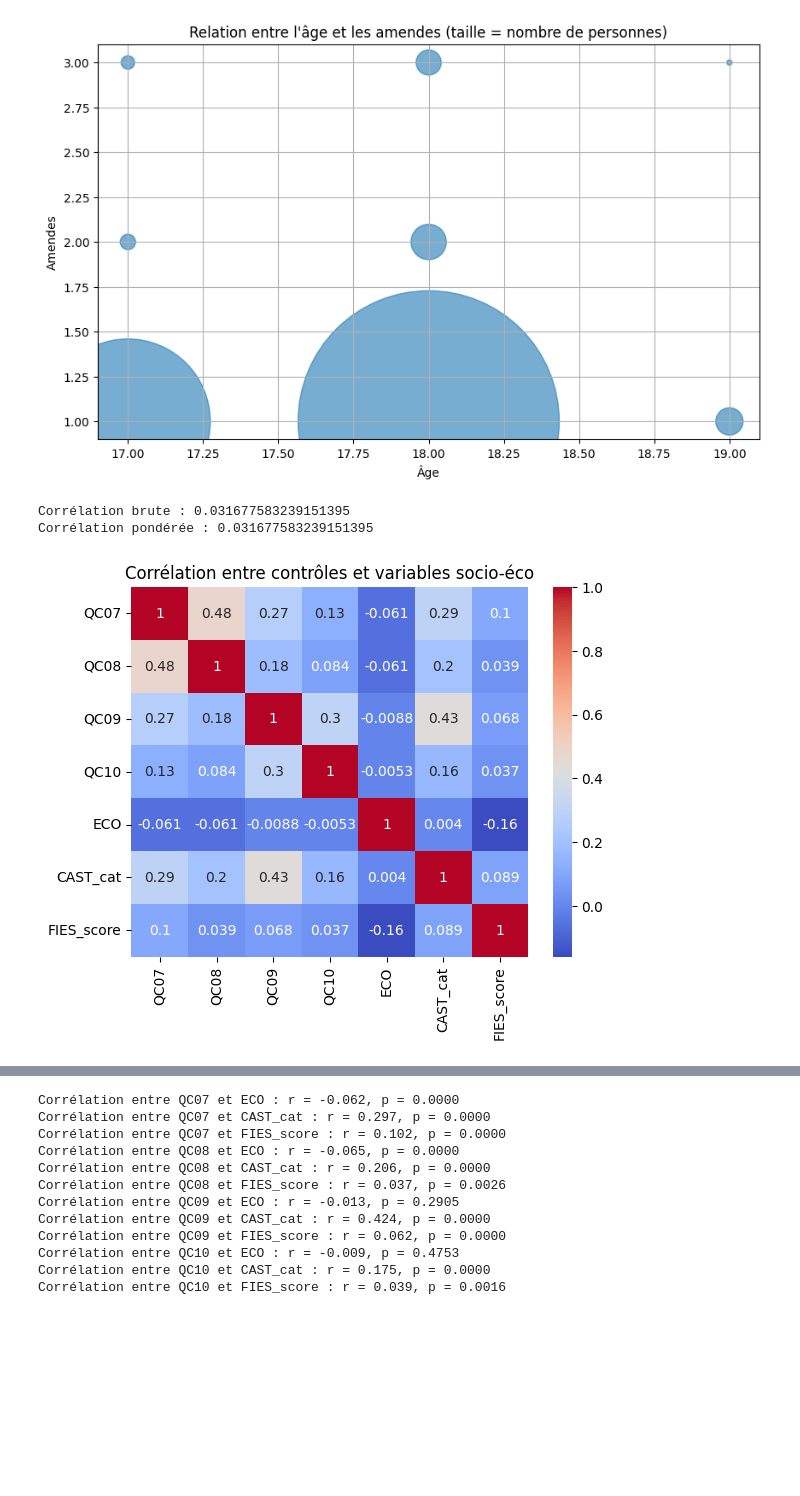
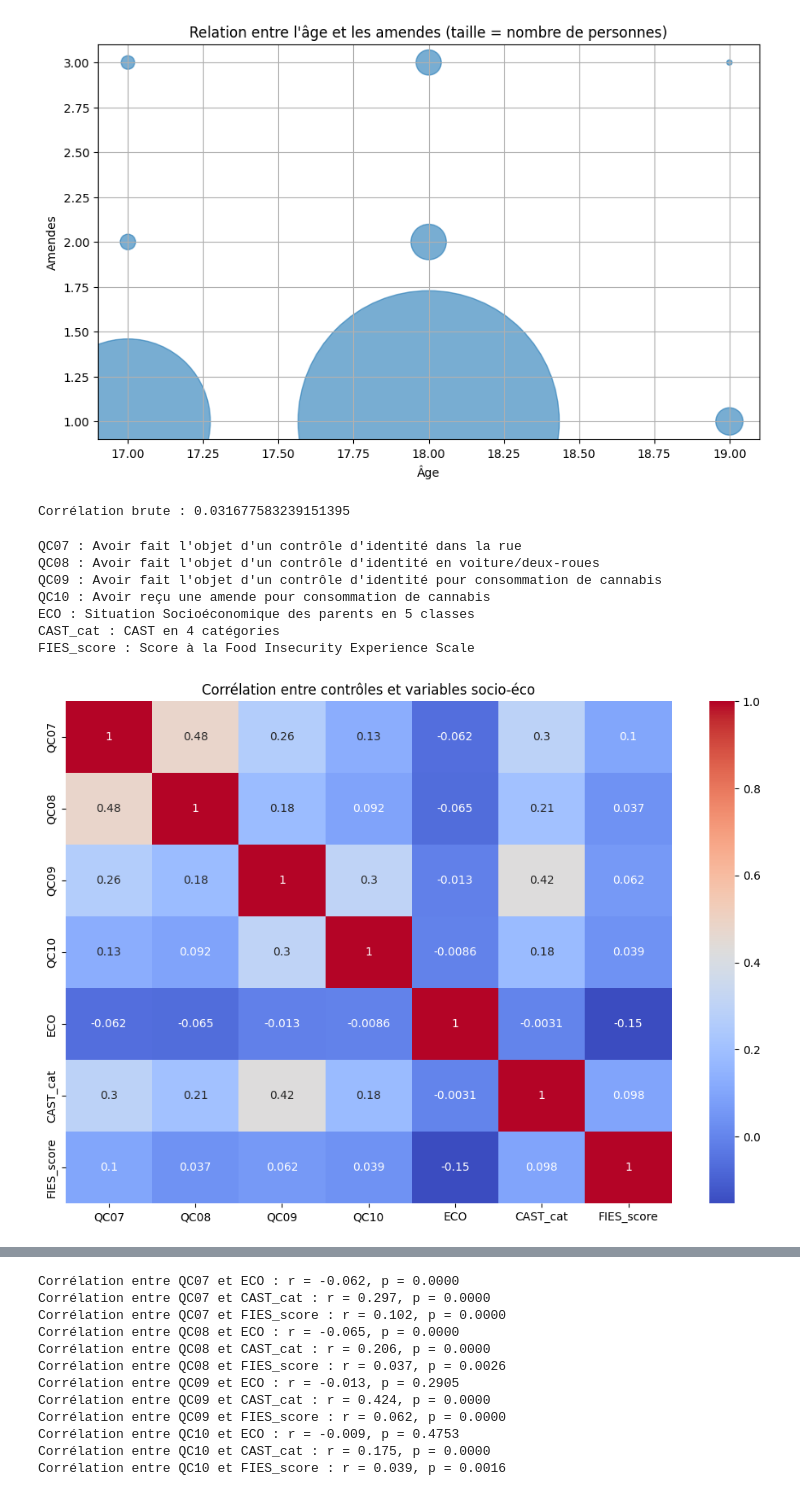
Before and after one commit to NathENSAE/Statapp, a Jupyter notebook: analyze.ipynb, the cells around one changed output, grey strips where cells are left out. Saved outputs shown, nothing was run; the diff lists cells and outputs as text; code cells hidden in the pictures; blank space fills up the shorter version.

```diff
--- a/analyze.ipynb
+++ b/analyze.ipynb
@@ -289,28 +289,36 @@ else:
 # %% [output]
 [figure]
 # %%
-from numpy import average
-df_valid = df.dropna(subset=["agea", "QC09", "pm17"])
+df_valid = df.dropna(subset=["agea", "QC09"])
 corr_ponderee = (
-    lambda x, y, w: pd.Series(x).corr(pd.Series(y), method='pearson')  # approximation
+    lambda x, y: pd.Series(x).corr(pd.Series(y), method='pearson')  # approximation
 )
 print("Corrélation brute :", df["agea"].corr(df["QC09"]))
-print("Corrélation pondérée :", corr_ponderee(df["agea"], df["QC09"], df["pm17"]))
 # %% [output]
 Corrélation brute : 0.031677583239151395
-Corrélation pondérée : 0.031677583239151395
 # %%
 import seaborn as sns
 
 # Variables à analyser
 controle_vars = ["QC07", "QC08", "QC09", "QC10"]
 socio_vars = ["ECO", "CAST_cat", "FIES_score"]
 
+# Affichage des descriptions des colonnes
+for var in controle_vars + socio_vars:
+    if var in df.columns:
+        print(f"{var} : " + df.attrs['description'].get(var, f"Aucune description pour {var}"))
+
 # Exemple : heatmap de corrélations
-subset = df[controle_vars + socio_vars].dropna()
-corr_matrix = subset.corr()
-sns.heatmap(corr_matrix, annot=True, cmap="coolwarm")
+plt.figure(figsize=(12, 8))
+sns.heatmap(df[controle_vars + socio_vars].corr(), annot=True, cmap="coolwarm")
 plt.title("Corrélation entre contrôles et variables socio-éco")
 plt.show()
 # %% [output]
+QC07 : Avoir fait l'objet d'un contrôle d'identité dans la rue
+QC08 : Avoir fait l'objet d'un contrôle d'identité en voiture/deux-roues
+QC09 : Avoir fait l'objet d'un contrôle d'identité pour consommation de cannabis
+QC10 : Avoir reçu une amende pour consommation de cannabis
+ECO : Situation Socioéconomique des parents en 5 classes
+CAST_cat : CAST en 4 catégories
+FIES_score : Score à la Food Insecurity Experience Scale
-[figure, old version]
+[figure, new version]
```
Also changed, not shown: parts of 7 cells of this notebook.
